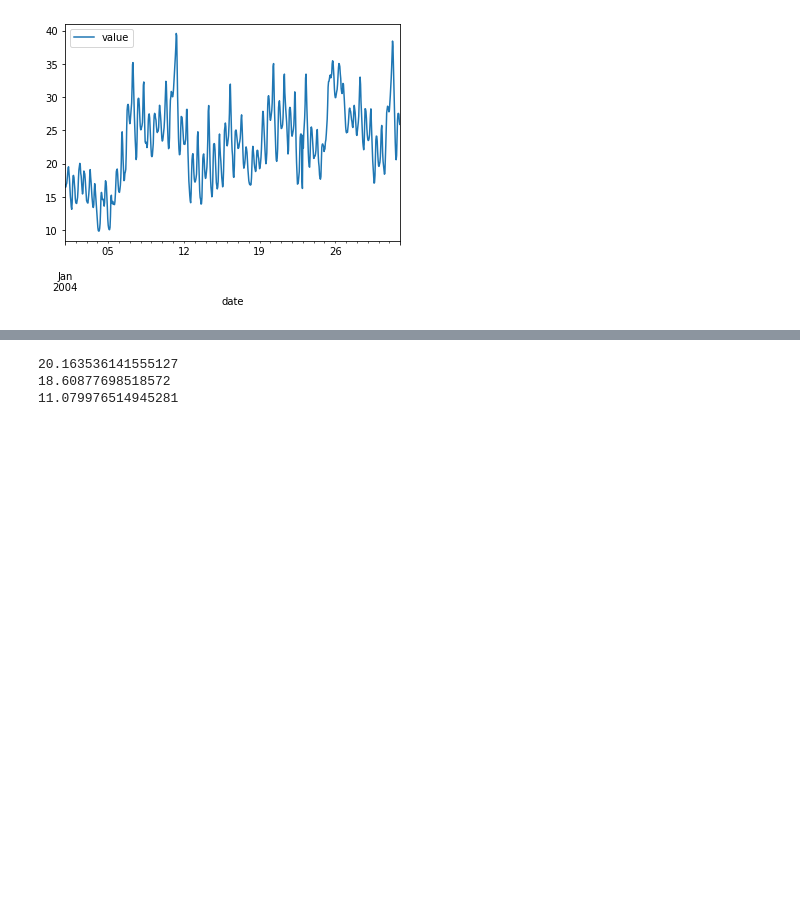
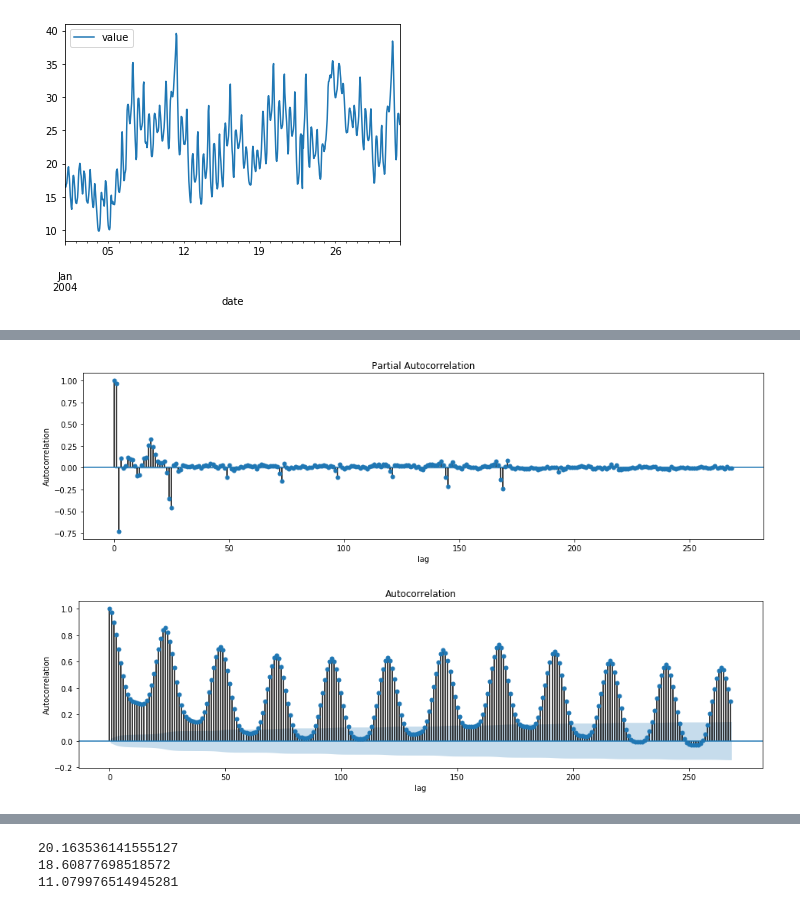
Before and after one commit to minhhoang1023/hck03, a Jupyter notebook: HCKT03 - Time Series/Baseline_Model.ipynb, the cells around one changed output, grey strips where cells are left out. Cells and saved outputs as stored; diff of their text form; code cells hidden in the pictures; blank space fills up the shorter version.

```diff
--- a/HCKT03 - Time Series/Baseline_Model.ipynb
+++ b/HCKT03 - Time Series/Baseline_Model.ipynb
@@ -75,0 +109,13 @@ area_3 = (area_3.ffill()+ area_3.bfill())/2
+# %%
+plot_pacf(train_2.dropna(), alpha=.05, lags=268)
+plt.xlabel('lag')
+plt.ylabel('Autocorrelation')
+plt.show()
+
+plot_acf(train_2.dropna(), alpha=.05, lags=268)
+plt.xlabel('lag')
+plt.ylabel('Autocorrelation')
+plt.show()
+# %% [output]
+[figure, added]
+[figure, added]
```
Also changed, not shown: parts of 20 cells of this notebook, 6 other files.
